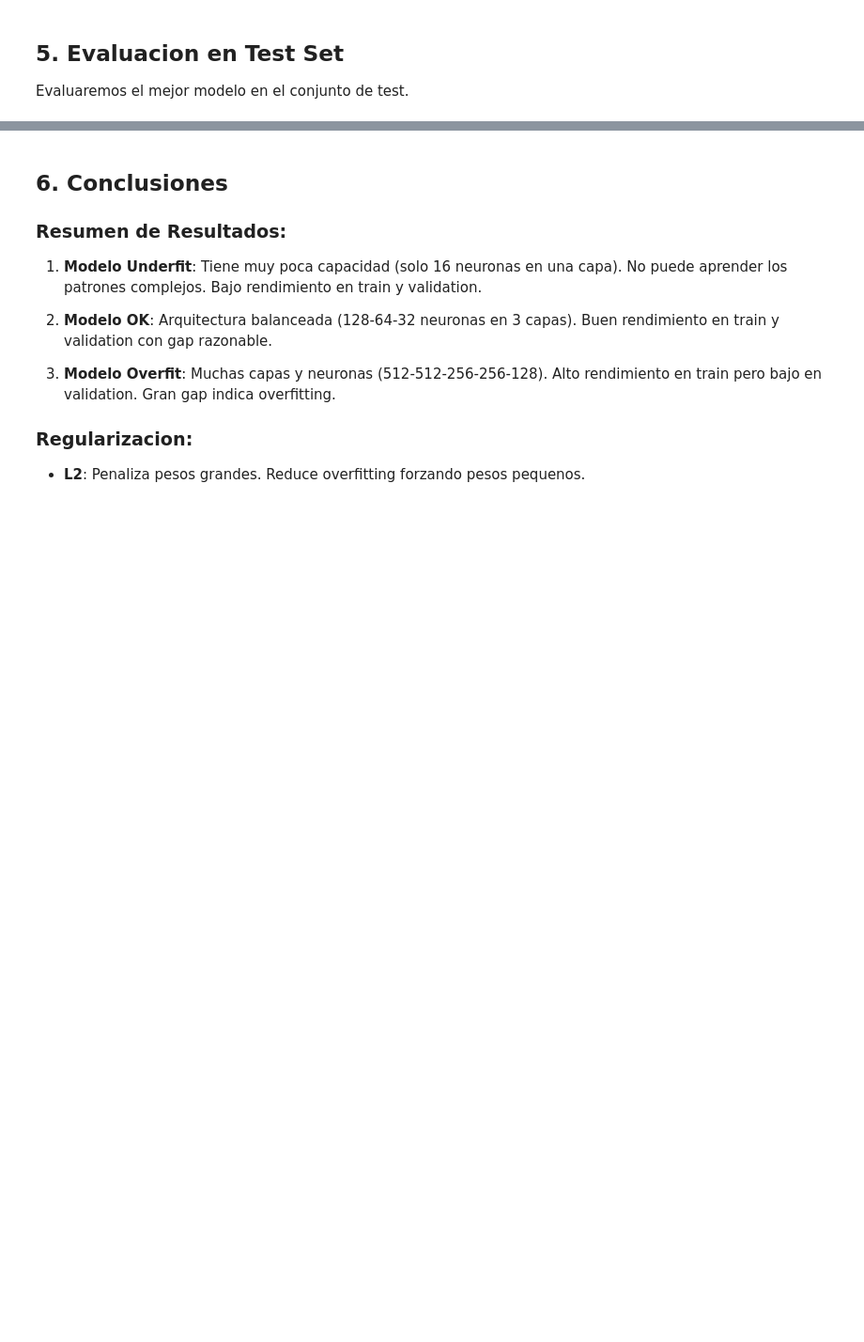
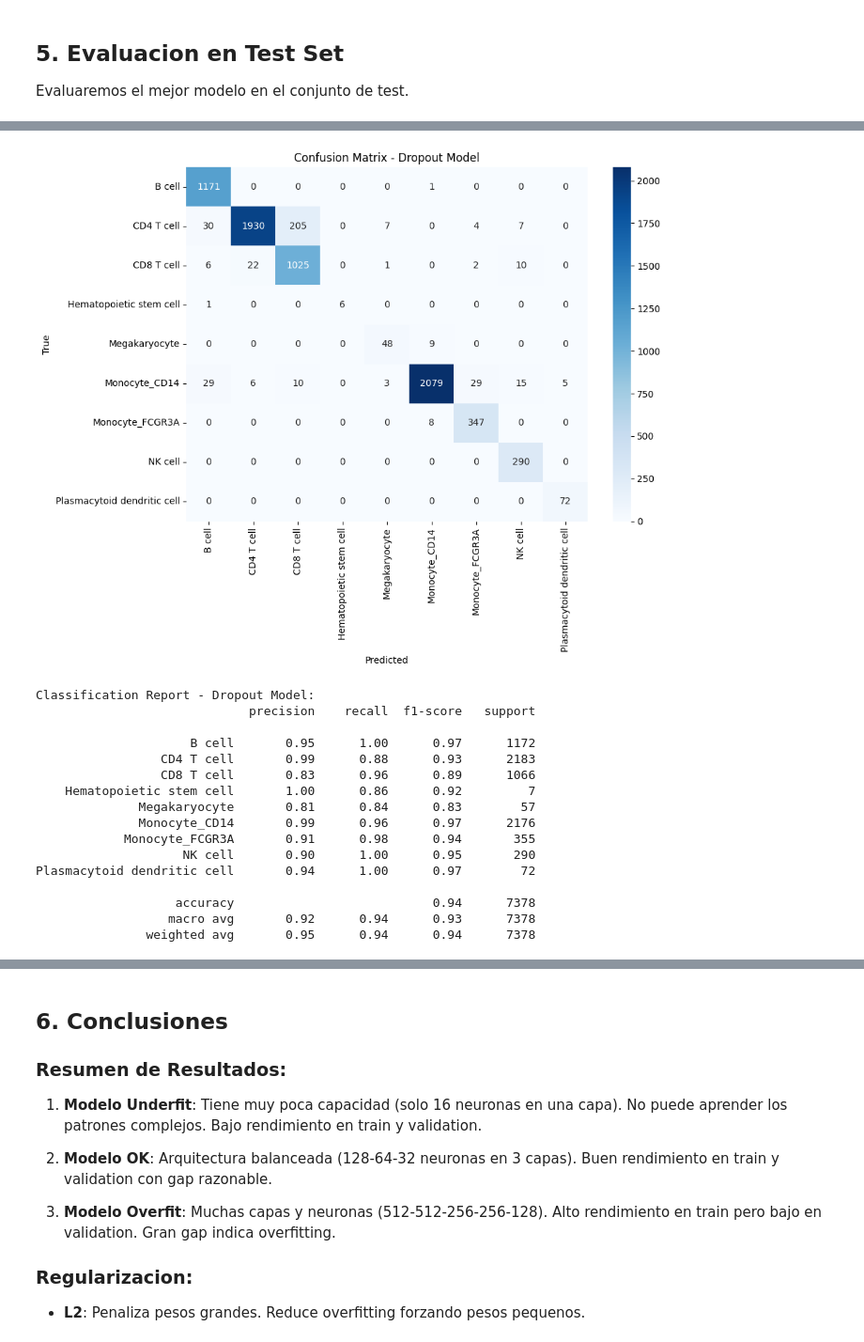
Before and after one commit to moisesbritez92/deep_learning_nbs, a Jupyter notebook: Notebooks/DL-HW-1/scRNA_Complete_Homework_Solution.ipynb, the cells around one changed output, grey strips where cells are left out. Shown at 94% size. Cells and saved outputs as stored; diff of their text form; code cells hidden in the pictures; blank space fills up the shorter version.

```diff
--- a/Notebooks/DL-HW-1/scRNA_Complete_Homework_Solution.ipynb
+++ b/Notebooks/DL-HW-1/scRNA_Complete_Homework_Solution.ipynb
@@ -293,7 +551,7 @@ def create_dropout_model(dropout_rate=0.5):
 model_dropout = create_dropout_model(0.5)
 history_dropout = model_dropout.fit(
     X_train, y_train, epochs=50, batch_size=32,
-    validation_data=(X_val, y_val), verbose=0
+    validation_data=(X_val, y_val), verbose=1
 )
 
 print(f"Dropout Model - Train acc: {history_dropout.history['accuracy'][-1]:.4f}")
@@ -342,0 +771,22 @@ print(classification_report(y_test_classes, y_pred_classes,
+# %%
+# Matriz de confusion
+y_pred = model_dropout.predict(X_test)
+y_pred_classes = np.argmax(y_pred, axis=1)
+y_test_classes = np.argmax(y_test, axis=1)
+
+cm = confusion_matrix(y_test_classes, y_pred_classes)
+
+plt.figure(figsize=(10, 8))
+sns.heatmap(cm, annot=True, fmt='d', cmap='Blues',
+            xticklabels=label_encoder.classes_,
+            yticklabels=label_encoder.classes_)
+plt.xlabel('Predicted')
+plt.ylabel('True')
+plt.title('Confusion Matrix - Dropout Model')
+plt.tight_layout()
+plt.show()
+
+print("\nClassification Report - Dropout Model:")
+print(classification_report(y_test_classes, y_pred_classes,
+                          target_names=label_encoder.classes_))
+# %% [output]
@@ -342,0 +794,17 @@ print(classification_report(y_test_classes, y_pred_classes,
+[figure, added]
+Classification Report - Dropout Model:
+                             precision    recall  f1-score   support
+
+                     B cell       0.95      1.00      0.97      1172
+                 CD4 T cell       0.99      0.88      0.93      2183
+                 CD8 T cell       0.83      0.96      0.89      1066
+    Hematopoietic stem cell       1.00      0.86      0.92         7
+              Megakaryocyte       0.81      0.84      0.83        57
+              Monocyte_CD14       0.99      0.96      0.97      2176
+            Monocyte_FCGR3A       0.91      0.98      0.94       355
+                    NK cell       0.90      1.00      0.95       290
+Plasmacytoid dendritic cell       0.94      1.00      0.97        72
+
+                   accuracy                           0.94      7378
+                  macro avg       0.92      0.94      0.93      7378
+               weighted avg       0.95      0.94      0.94      7378
```
Also changed, not shown: parts of 47 cells of this notebook, 12 other files.
